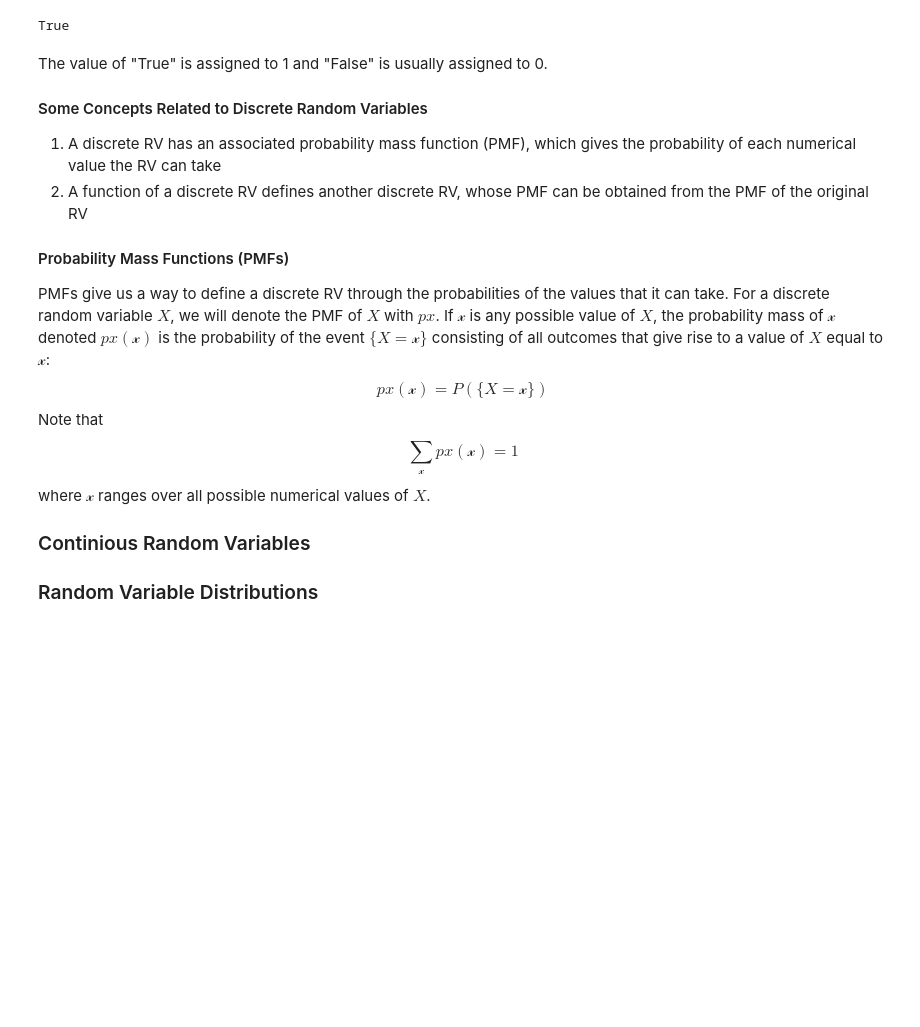
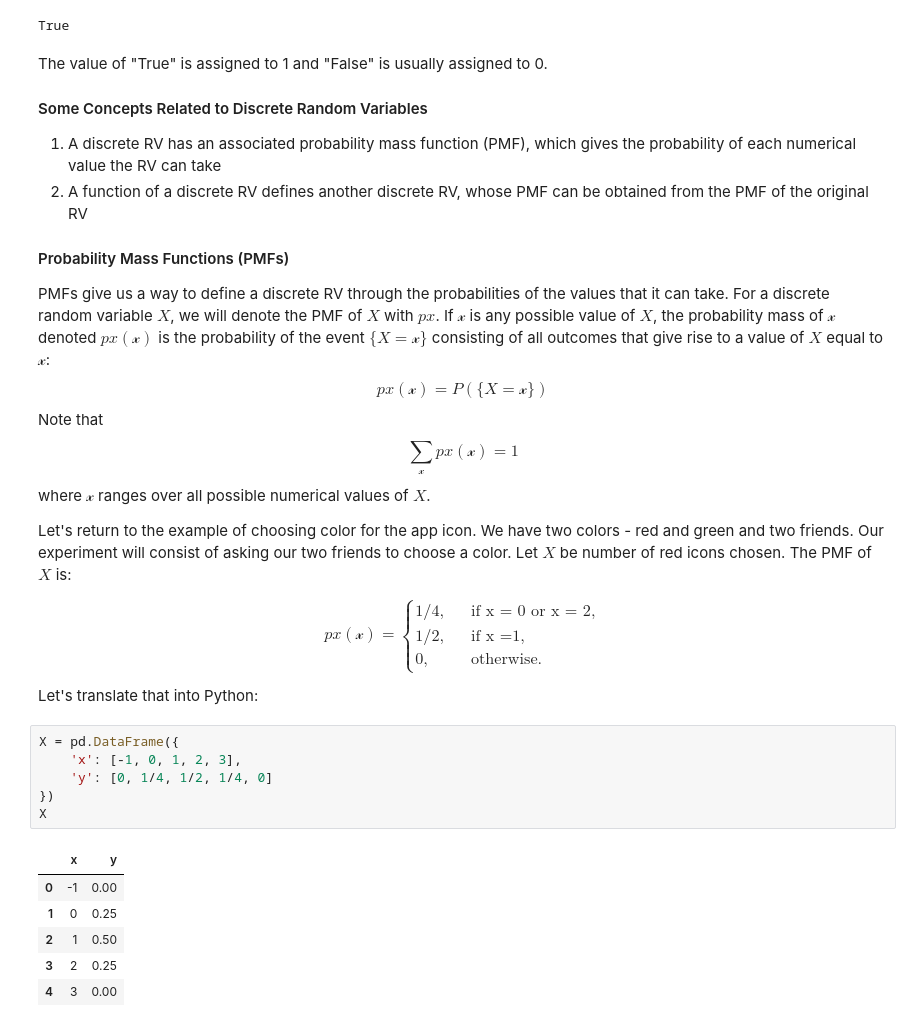
Before and after one commit to andybala/curiousily.github.com, a Jupyter notebook: notebooks/15.ml_basics_probability_part_2.ipynb, the cells around one changed output. Saved outputs shown, nothing was run; the diff lists cells and outputs as text; blank space fills up the shorter version.

Commit message:
Add PMF example

```diff
--- a/notebooks/15.ml_basics_probability_part_2.ipynb
+++ b/notebooks/15.ml_basics_probability_part_2.ipynb
@@ -65,6 +68,28 @@ Note that
 $$\sum_{\mathcal{x}}px(\mathcal{x}) = 1$$
 where $\mathcal{x}$ ranges over all possible numerical values of $X$.
 
-### Continious Random Variables
+Let's return to the example of choosing color for the app icon. We have two colors - red and green and two friends. Our experiment will consist of asking our two friends to choose a color. Let $X$ be number of red icons chosen. The PMF of $X$ is:
 
-### Random Variable Distributions
+$$
+px(\mathcal{x}) =
+     \begin{cases}
+       1/4, &\quad\text{if x = 0 or x = 2,}\\
+       1/2, &\quad\text{if x =1,}\\
+       0, &\quad\text{otherwise}.
+     \end{cases}
+$$
+
+Let's translate that into Python:
+# %%
+X = pd.DataFrame({
+    'x': [-1, 0, 1, 2, 3],
+    'y': [0, 1/4, 1/2, 1/4, 0]
+})
+X
+# %% [output]
+|  | x | y |
+| 0 | -1 | 0.00 |
+| 1 | 0 | 0.25 |
+| 2 | 1 | 0.50 |
+| 3 | 2 | 0.25 |
+| 4 | 3 | 0.00 |
```
Also changed, not shown: parts of 4 cells of this notebook.
